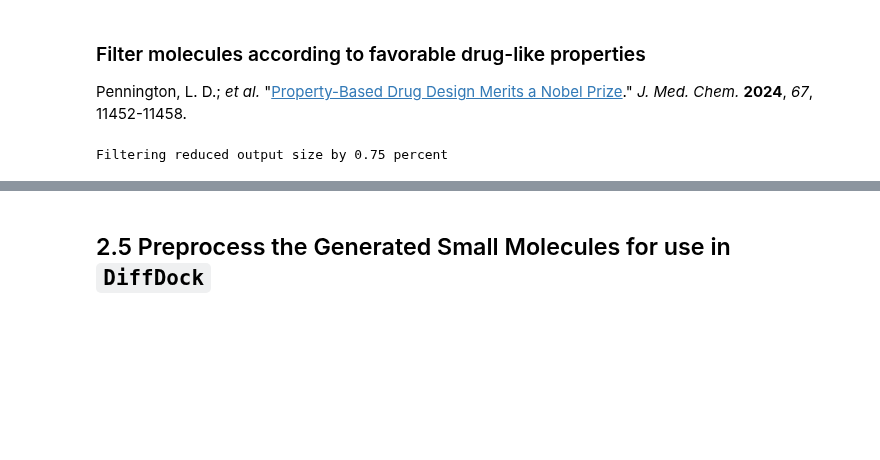
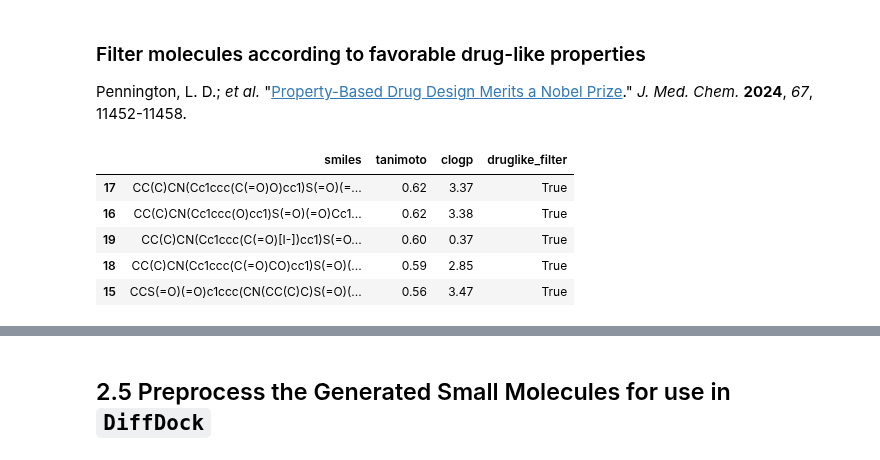
Before and after one commit to bf-nv/bionemo_tutorials, a Jupyter notebook: Step_2_GenMol_Controlled_SM_Generation_4WQP.ipynb, the cells around one changed output, grey strips where cells are left out. Drawn from its saved outputs; the diff is of its cells as text; code cells hidden in the pictures; blank space fills up the shorter version.

```diff
--- a/Step_2_GenMol_Controlled_SM_Generation_4WQP.ipynb
+++ b/Step_2_GenMol_Controlled_SM_Generation_4WQP.ipynb
@@ -305,23 +305,24 @@ Draw.MolsToGridImage(ms,
 
 Pennington, L. D.; *et al.* "[Property-Based Drug Design Merits a Nobel Prize](https://pubs.acs.org/doi/10.1021/acs.jmedchem.4c01345)." *J. Med. Chem.* **2024**, *67*, 11452-11458.
 # %%
-from rdkit.Chem import Descriptors, rdMolDescriptors
-
 def filter_smiles_druglike_properties(smiles_list):
     """
-    Filters a list of SMILES strings based on the following criteria:
+    For each SMILES in the input list, returns True if it passes all filters, False otherwise.
+    Filters:
     - molecular_weight <= 500
     - clogp <= 3.5
     - n_aromatic <= 3
-    - TPSA <= 120
+    - TPSA <= 140
     - fsp3 >= 0.3
-    Returns a list of SMILES that pass all filters.
+    Returns a list of booleans of the same length as smiles_list.
     """
     from rdkit import Chem
-    filtered = []
+    from rdkit.Chem import Descriptors, rdMolDescriptors
+    results = []
     for smi in smiles_list:
         mol = Chem.MolFromSmiles(smi)
         if mol is None:
+            results.append(False)
             continue
         mw = Descriptors.MolWt(mol)
         clogp = Descriptors.MolLogP(mol)
@@ -330,18 +331,26 @@ def filter_smiles_druglike_properties(smiles_list):
         fsp3 = rdMolDescriptors.CalcFractionCSP3(mol)
         if (
             mw <= 500 and
-            clogp <= 3.5 and
+            clogp <= 4.0 and
             n_aromatic <= 3 and
-            tpsa <= 120 and
+            tpsa <= 140 and
             fsp3 >= 0.3
         ):
-            filtered.append(smi)
-    return filtered
+            results.append(True)
+        else:
+            results.append(False)
+    return results
 # %%
 initial_size = len(smiles_list)
-smiles_list = filter_smiles_druglike_properties(smiles_list)
-final_size = len(smiles_list)
-percentage_change = (1 - final_size/initial_size) * 100
-print(f"Filtering reduced output size by {percentage_change} percent")
+filtered_smiles_list = filter_smiles_druglike_properties(smiles_list)
+df_viz['druglike_filter'] = filtered_smiles_list
-# %% [output]
-Filtering reduced output size by 0.75 percent
+# %%
+df_viz_filtered = df_viz[df_viz['druglike_filter']==True] # keep only those SMILES that meet drug-like filter criteria
+df_viz_filtered.head()
+# %% [output]
+|  | smiles | tanimoto | clogp | druglike_filter |
+| 17 | CC(C)CN(Cc1ccc(C(=O)O)cc1)S(=O)(=... | 0.62 | 3.37 | True |
+| 16 | CC(C)CN(Cc1ccc(O)cc1)S(=O)(=O)Cc1... | 0.62 | 3.38 | True |
+| 19 | CC(C)CN(Cc1ccc(C(=O)[I-])cc1)S(=O... | 0.60 | 0.37 | True |
+| 18 | CC(C)CN(Cc1ccc(C(=O)CO)cc1)S(=O)(... | 0.59 | 2.85 | True |
+| 15 | CCS(=O)(=O)c1ccc(CN(CC(C)C)S(=O)(... | 0.56 | 3.47 | True |
```
Also changed, not shown: parts of 1 cell of this notebook.
